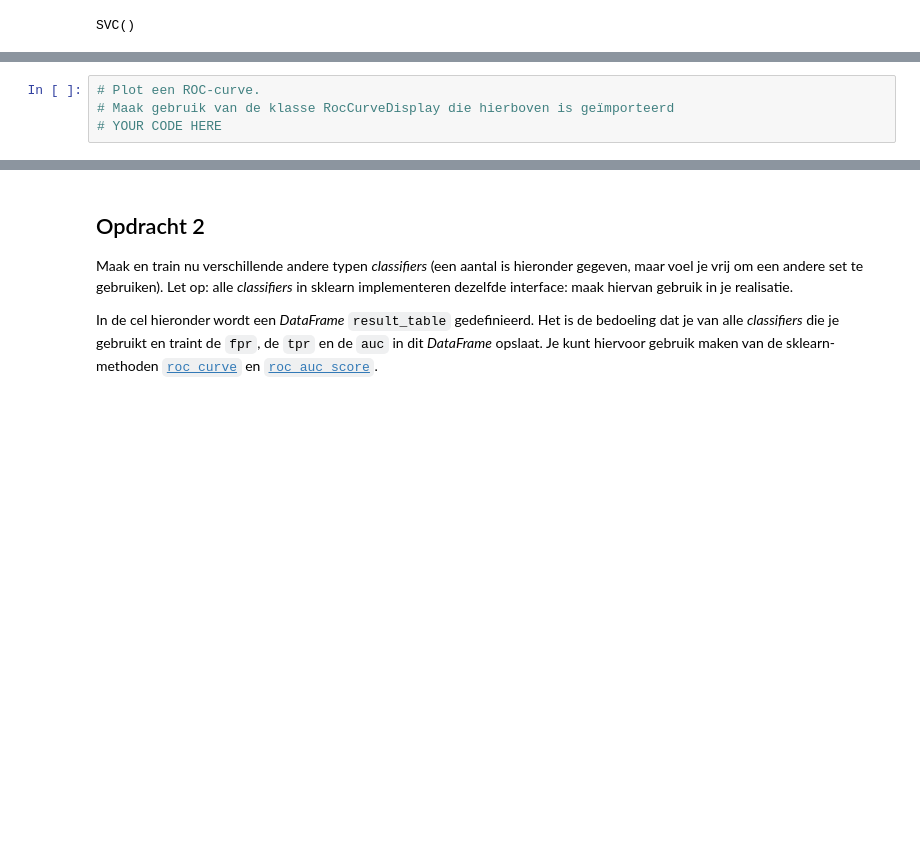
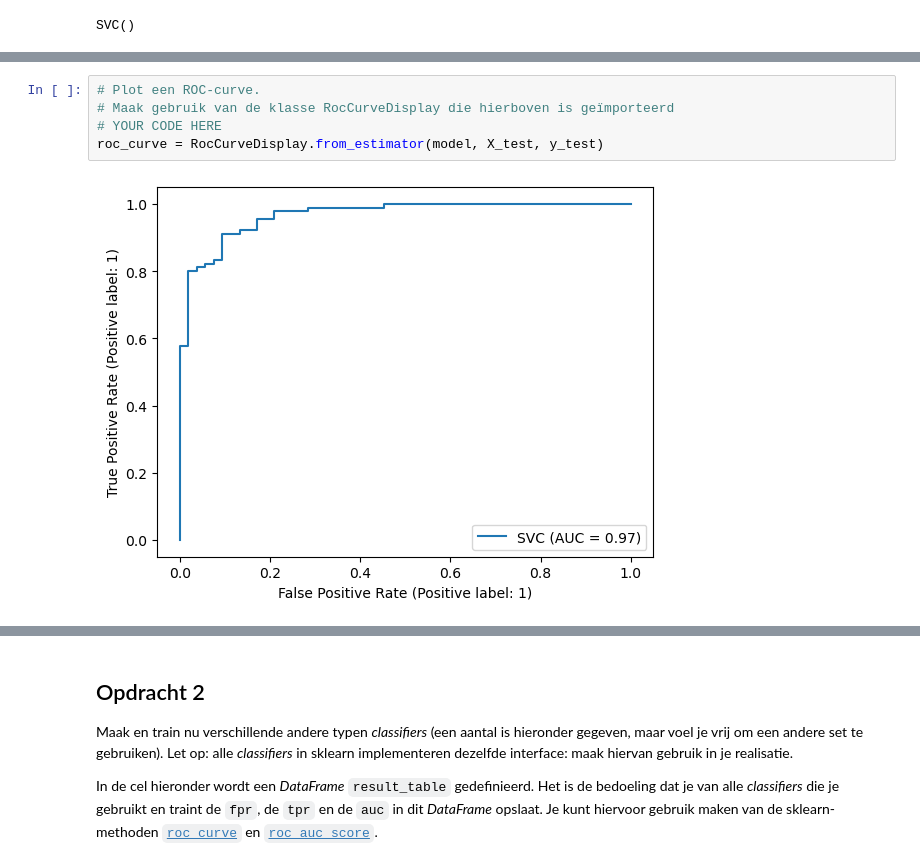
Before and after one commit to leonbos1/Machine-Learning, a Jupyter notebook: docs/files/Opdracht model-evaluatie.ipynb, the cells around one changed output, grey strips where cells are left out. Drawn from its saved outputs; the diff is of its cells as text; blank space fills up the shorter version.

```diff
--- a/docs/files/Opdracht model-evaluatie.ipynb
+++ b/docs/files/Opdracht model-evaluatie.ipynb
@@ -113,4 +94,7 @@ weighted avg       0.93      0.93      0.93       143
 # %%
 # Plot een ROC-curve.
 # Maak gebruik van de klasse RocCurveDisplay die hierboven is geïmporteerd
 # YOUR CODE HERE
+roc_curve = RocCurveDisplay.from_estimator(model, X_test, y_test)
+# %% [output]
+[figure, added]
```
Also changed, not shown: parts of 6 cells of this notebook.
